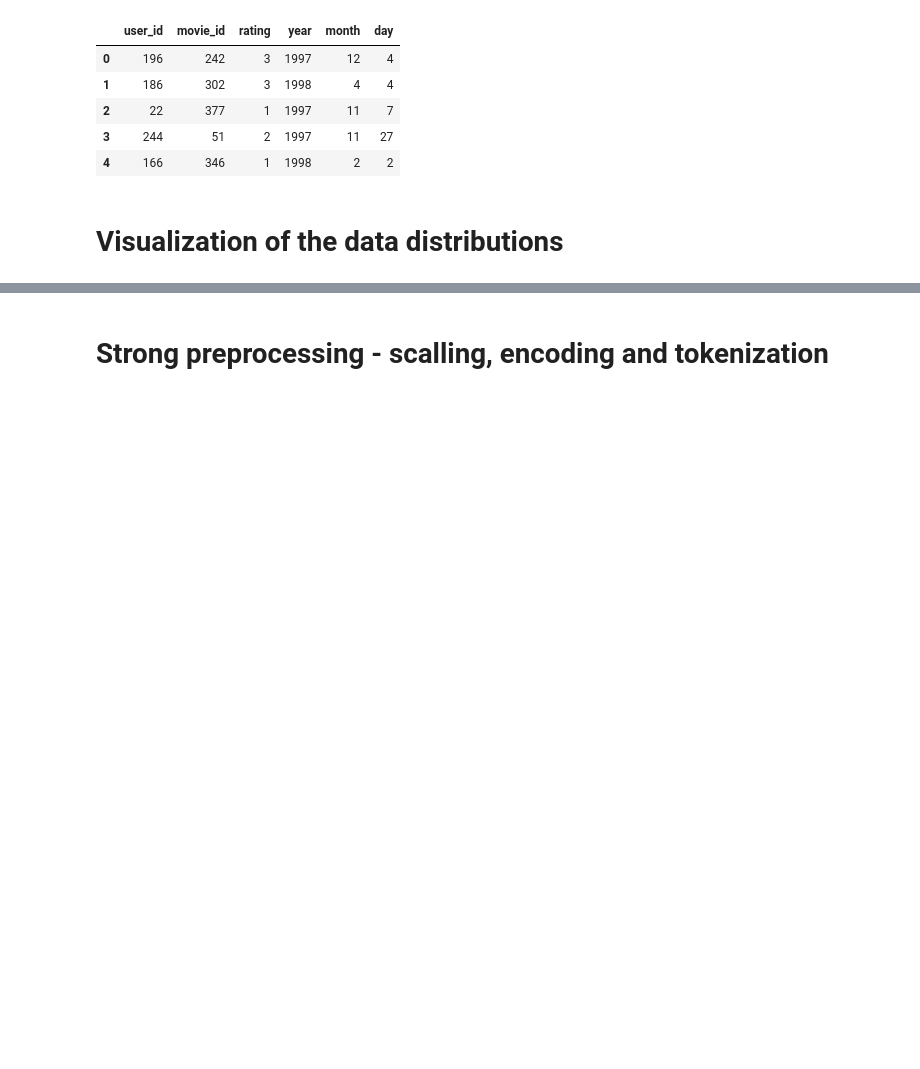
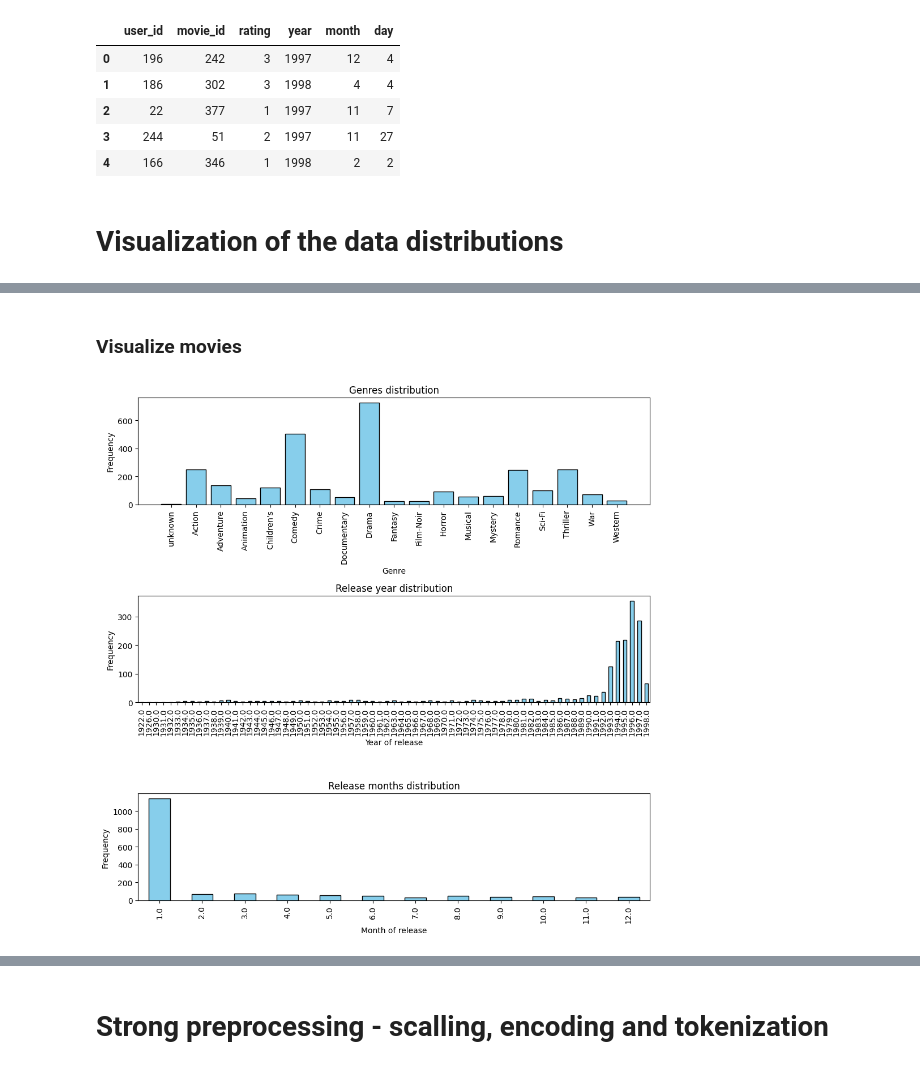
Before and after one commit to system205/PMLDL_Assignment2, a Jupyter notebook: notebooks/1.0-initial-data-exporation.ipynb, the cells around one changed output, grey strips where cells are left out. Cells and saved outputs as stored; diff of their text form; code cells hidden in the pictures; blank space fills up the shorter version.

```diff
--- a/notebooks/1.0-initial-data-exporation.ipynb
+++ b/notebooks/1.0-initial-data-exporation.ipynb
@@ -218,0 +282,32 @@ ratings_df.head()
+# %% [markdown]
+### Visualize movies
+# %%
+# Visualization of genres distribution
+genres_df = items_df.drop(columns=['movie_id', 'title', 'release_date', 'video_release_date', 'imdb_url'])
+genres = genres_df.values.sum(axis=0)
+
+plt.figure(figsize=(10, 10))
+plt.subplot(3, 1, 1)
+plt.bar(list(genres_df.columns), list(genres), color='skyblue', edgecolor='black')
+plt.title('Genres distribution')
+plt.xticks(rotation=90, ha='center')
+plt.xlabel('Genre')
+plt.ylabel('Frequency')
+
+# Visualization of years of release date
+plt.subplot(3, 1, 2)
+pd.to_datetime(items_df['release_date'], format='%d-%b-%Y').dt.year.value_counts().sort_index().plot(kind='bar', edgecolor='black', color='skyblue')
+plt.title('Release year distribution')
+plt.xlabel('Year of release')
+plt.ylabel('Frequency')
+
+# Visualization of months of release date
+plt.subplot(3, 1, 3)
+pd.to_datetime(items_df['release_date'], format='%d-%b-%Y').dt.month.value_counts().sort_index().plot(kind='bar', edgecolor='black', color='skyblue')
+plt.title('Release months distribution')
+plt.xlabel('Month of release')
+plt.ylabel('Frequency')
+
+plt.tight_layout()
+# %% [output]
+[figure, added]
```
Also changed, not shown: parts of 10 cells of this notebook.
